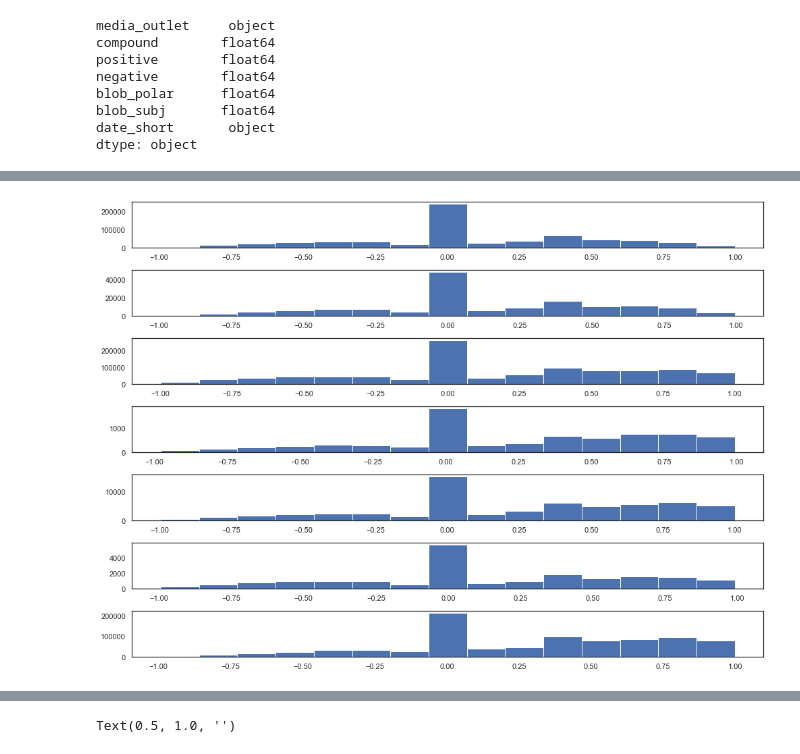
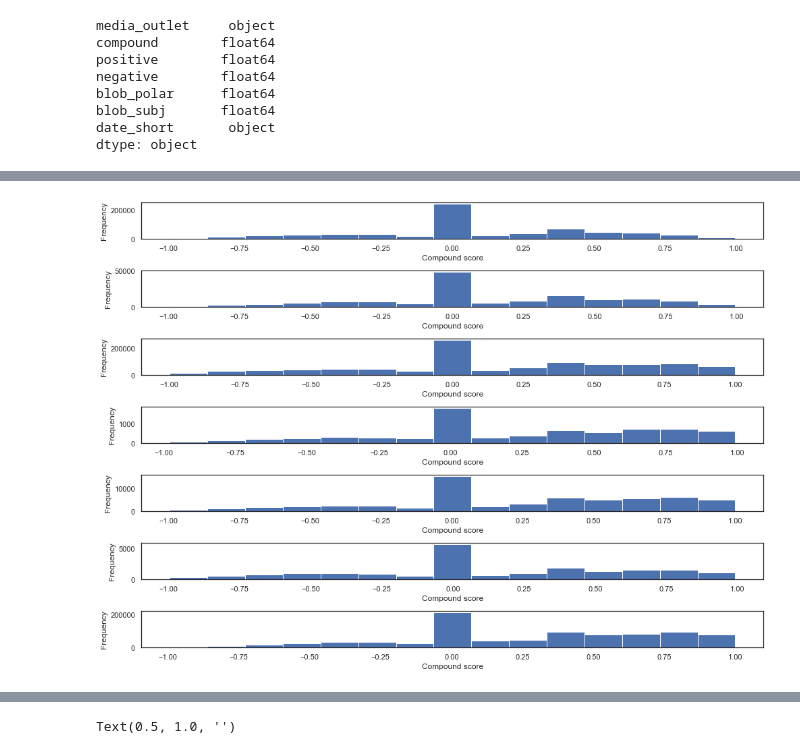
Before and after one commit to epfl-ada/ada-2021-project-gutta-boys, a Jupyter notebook: Media_analyses.ipynb, the cells around one changed output, grey strips where cells are left out. Saved outputs shown, nothing was run; the diff lists cells and outputs as text; code cells hidden in the pictures.

```diff
--- a/Media_analyses.ipynb
+++ b/Media_analyses.ipynb
@@ -229,24 +214,34 @@ mtv = df.loc[df['media_outlet'] == 'mtv']
 tmz = df.loc[df['media_outlet'] == 'tmz']
 espn = df.loc[df['media_outlet'] == 'espn']
 # %%
+#Plotting the compound score distributions of the outlet selection
+
 fig, ax = plt.subplots(7,1, figsize=(14,10))
 
 ax[0].hist(nytimes.compound, bins=15)
-
+ax[0].set_xlabel('Compound score')
+ax[0].set_ylabel('Frequency')
 ax[1].hist(wsj.compound, bins=15)
-
+ax[1].set_xlabel('Compound score')
+ax[1].set_ylabel('Frequency')
 ax[2].hist(people.compound, bins = 15)
-
+ax[2].set_xlabel('Compound score')
+ax[2].set_ylabel('Frequency')
 ax[3].hist(womansday.compound, bins = 15)
-
+ax[3].set_xlabel('Compound score')
+ax[3].set_ylabel('Frequency')
 ax[4].hist(mtv.compound, bins = 15)
-
+ax[4].set_xlabel('Compound score')
+ax[4].set_ylabel('Frequency')
 ax[5].hist(tmz.compound, bins = 15)
-
+ax[5].set_xlabel('Compound score')
+ax[5].set_ylabel('Frequency')
 ax[6].hist(espn.compound, bins = 15)
+ax[6].set_xlabel('Compound score')
+ax[6].set_ylabel('Frequency')
 
 fig.tight_layout()
 
 plt.show()
 # %% [output]
-[figure, old version]
+[figure, new version]
```
Also changed, not shown: parts of 55 cells of this notebook, 7 other files.
